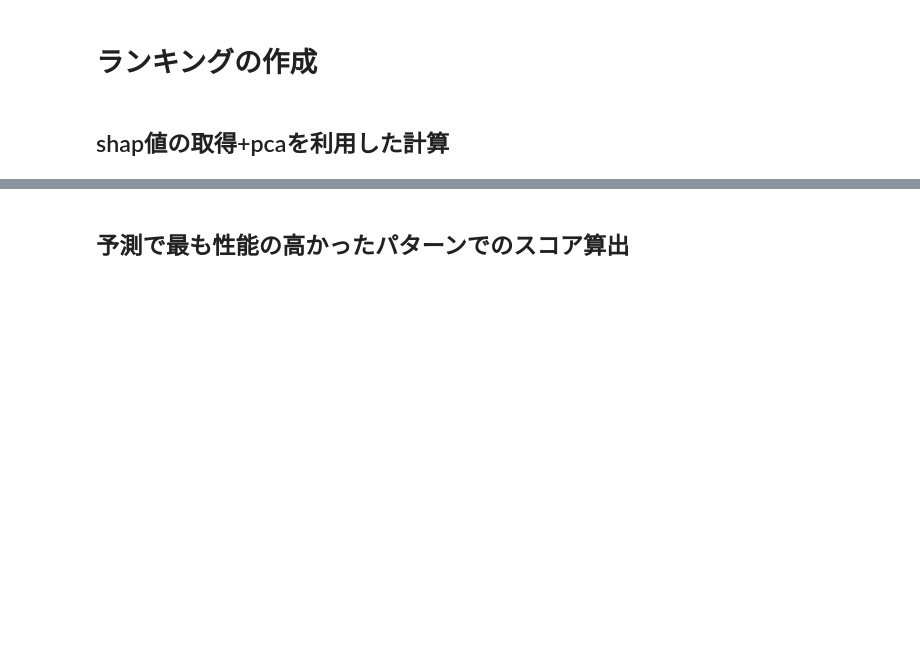
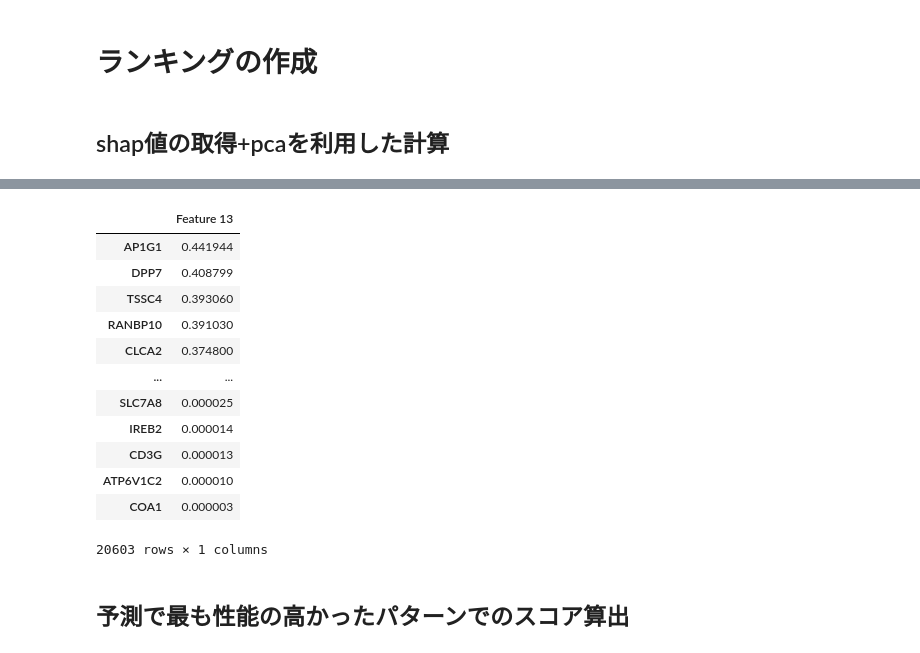
Before and after one commit to uga7643/breast_cancer_analytics, a Jupyter notebook: notebooks/5-explain_models_RFS (numeric)-Copy1.ipynb, the cells around one changed output, grey strips where cells are left out. Saved outputs shown, nothing was run; the diff lists cells and outputs as text; code cells hidden in the pictures; blank space fills up the shorter version.

```diff
--- a/notebooks/5-explain_models_RFS (numeric)-Copy1.ipynb
+++ b/notebooks/5-explain_models_RFS (numeric)-Copy1.ipynb
@@ -204,3 +253,27 @@ def calc_score(
+# %%
+ loadings = pd.DataFrame(
+        pca.components_ * np.c_[np.sqrt(pca.explained_variance_)],
+        index=pca.get_feature_names_out(),
+        columns=pca.feature_names_in_,
+    )
+l = loadings.T
+l_5 = l["pca13"].apply(lambda x: abs(x)).sort_values(ascending=False)
+l_5 = pd.DataFrame(l_5)
+l_5.rename(columns={'pca13': 'Feature 13'})
+# %% [output]
+|  | Feature 13 |
+| AP1G1 | 0.441944 |
+| DPP7 | 0.408799 |
+| TSSC4 | 0.393060 |
+| RANBP10 | 0.391030 |
+| CLCA2 | 0.374800 |
+| ... | ... |
+| SLC7A8 | 0.000025 |
+| IREB2 | 0.000014 |
+| CD3G | 0.000013 |
+| ATP6V1C2 | 0.000010 |
+| COA1 | 0.000003 |
+20603 rows × 1 columns
 # %% [markdown]
 ## 予測で最も性能の高かったパターンでのスコア算出
 # %%
```
Also changed, not shown: parts of 4 cells of this notebook, 3 other files.
